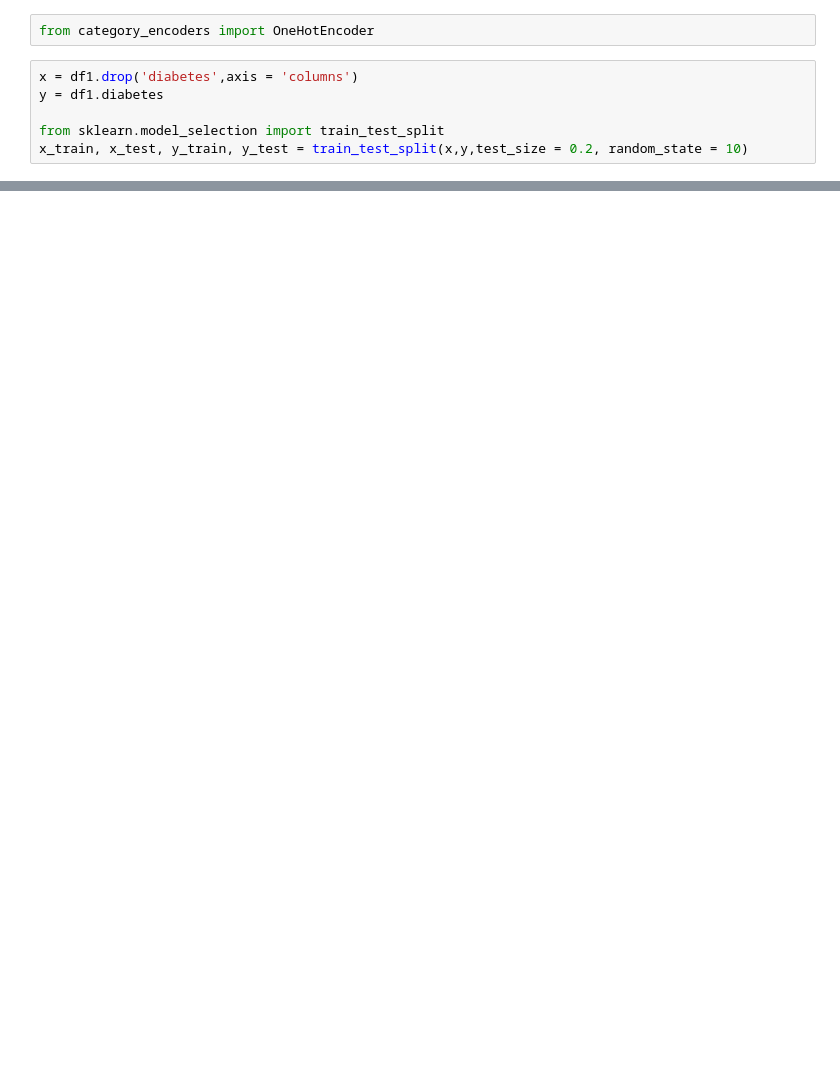
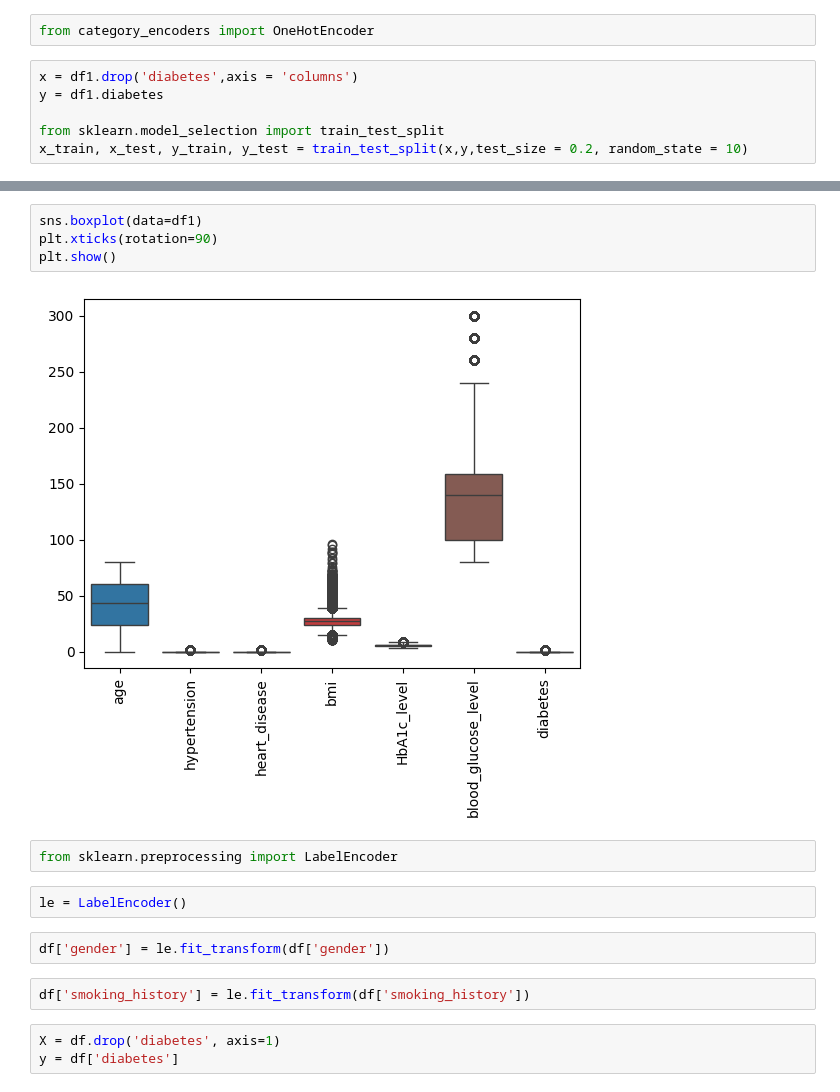
Before and after one commit to Anuska111/diabetes.Ds, a Jupyter notebook: Diabetes_prediction_dataset.ipynb, the cells around one changed output, grey strips where cells are left out. Saved outputs shown, nothing was run; the diff lists cells and outputs as text; blank space fills up the shorter version.

```diff
--- a/Diabetes_prediction_dataset.ipynb
+++ b/Diabetes_prediction_dataset.ipynb
@@ -203,0 +228,17 @@ model.score(x_test, y_test)
+# %%
+sns.boxplot(data=df1)
+plt.xticks(rotation=90)
+plt.show()
+# %% [output]
+[figure, added]
+# %%
+from sklearn.preprocessing import LabelEncoder
+# %%
+le = LabelEncoder()
+# %%
+df['gender'] = le.fit_transform(df['gender'])
+# %%
+df['smoking_history'] = le.fit_transform(df['smoking_history'])
+# %%
+X = df.drop('diabetes', axis=1)
+y = df['diabetes']
```
Also changed, not shown: parts of 21 cells of this notebook.
